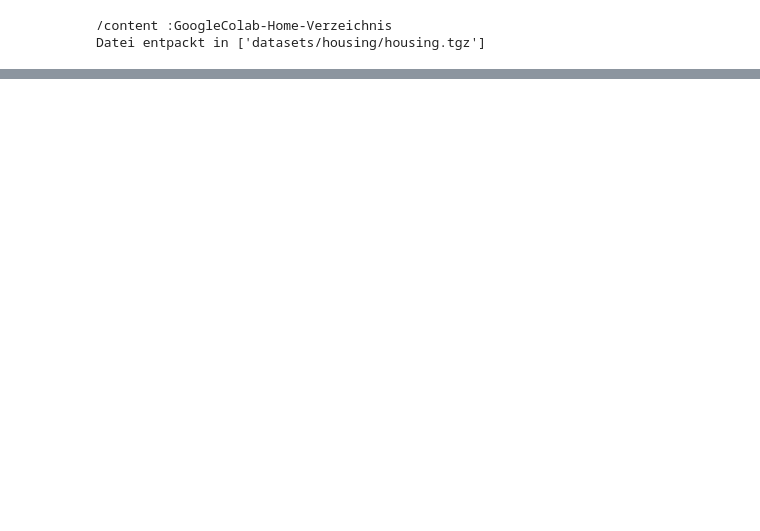
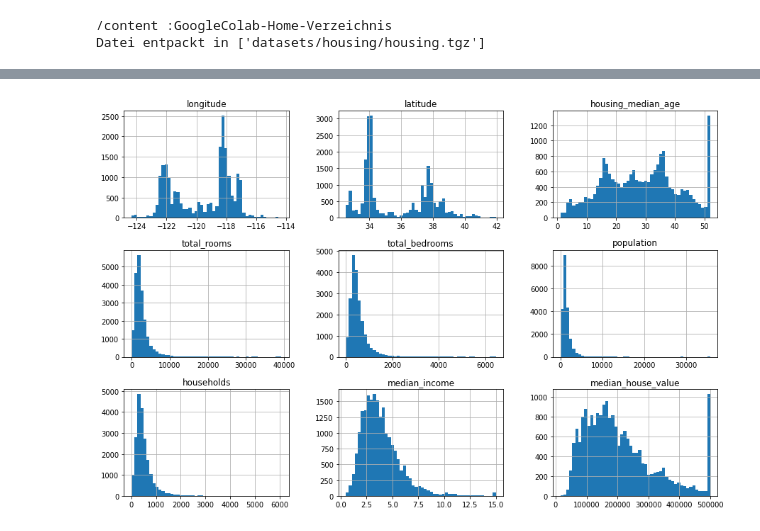
Before and after one commit to gkjunior/machine_learning_sklearn_keras_tf2, a Jupyter notebook: 00_Zweite_erste_schritte.ipynb, the cells around one changed output, grey strips where cells are left out. Drawn from its saved outputs; the diff is of its cells as text; code cells hidden in the pictures; blank space fills up the shorter version.

```diff
--- a/00_Zweite_erste_schritte.ipynb
+++ b/00_Zweite_erste_schritte.ipynb
@@ -35,3 +35,15 @@ fetch_url()
 # %% [output]
 /content :GoogleColab-Home-Verzeichnis
 Datei entpackt in ['datasets/housing/housing.tgz']
+# %%
+# Das File reinladen und kurz analysieren
+
+import pandas as pd
+
+housing = pd.read_csv(HOUSING_PATH + str("/housing.csv"))
+print(housing.head(10))
+print() #Platzhalter
+print(len(housing)) # Einträge
+
+# Ocean proximity ist klasse?
+# genauer ins Set gucken
@@ -37,0 +120,8 @@ Datei entpackt in ['datasets/housing/housing.tgz']
+# %%
+# plotten
+%matplotlib inline
+import matplotlib.pyplot as plt
+housing.hist(bins = 50, figsize= (15,10)) # leserlich auf chromebook
+plt.show()
+# %% [output]
+[figure, added]
```
Also changed, not shown: parts of 5 cells of this notebook.
